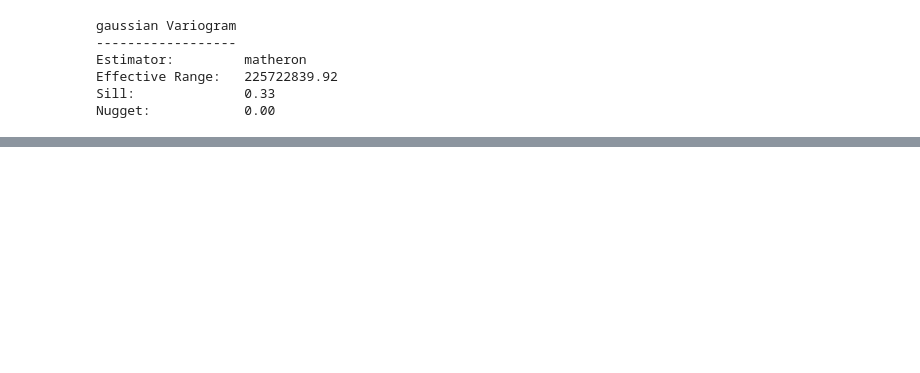
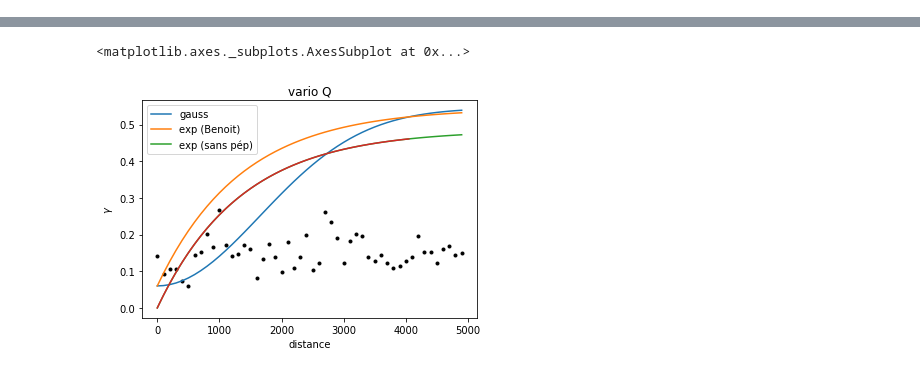
Before and after one commit to LudovicSchorpp/TM_Ludovic_Schorpp, a Jupyter notebook: codes_tests/traitement_data/T&K vario/vario.ipynb, the cells around one changed output, grey strips where cells are left out. Drawn from its saved outputs; the diff is of its cells as text; code cells hidden in the pictures; blank space fills up the shorter version.

```diff
--- a/codes_tests/traitement_data/T&K vario/vario.ipynb
+++ b/codes_tests/traitement_data/T&K vario/vario.ipynb
@@ -33,9 +68,29 @@ Warning: compiled_model is deprecated and will be removed. Use Variogram.fitted_
-# %%
-print(V)
-# %% [output]
-gaussian Variogram
-------------------
-Estimator:         matheron
-Effective Range:   225722839.92
-Sill:              0.33
-Nugget:            0.00
+# %%
+# matric of distance
+mat = np.zeros([x.shape[0],x.shape[0]])
+for i1,p in enumerate(x):
+    i1 = int(i1)
+    for i2,p2 in enumerate(x):
+        i2 = int(i2)
+        mat[i1,i2] = ((p[0]-p2[0])**2 + (p[1]-p2[1])**2)**0.5
+# %%
+dh = 100
+dist = 5000
+for h in range(0,dist,dh):
+    ip1,ip2 = np.where((mat < h+dh)&(mat>h))
+    val=(v[ip1].values - v[ip2].values)
+    plt.plot(h,0.5*np.var(val),".",color="k")
+plt.plot(np.arange(0,dist,1e2),0.06+vario_gauss(np.arange(0,dist,1e2),1350,0.485),label="gauss")
+plt.plot(np.arange(0,dist,1e2),0.06+vario_exp(np.arange(0,dist,1e2),1350,0.485),label="exp (Benoit)")
+plt.plot(np.arange(0,dist,1e2),vario_exp(np.arange(0,dist,1e2),1350,0.485),label="exp (sans pép)")
+plt.legend(loc="upper left")
+plt.title("vario Q")
+
+import pyemu
+vq2 = pyemu.geostats.ExpVario(a=1350,contribution=0.485)
+vq1 = pyemu.geostats.GauVario(a=1350,contribution=0.485)
+grid_q1 = pyemu.geostats.GeoStruct(variograms=vq1, transform='log')
+grid_q2 = pyemu.geostats.GeoStruct(variograms=vq2, transform='log')
+#grid_q1.plot()
+grid_q2.plot()
+# %% [output]
@@ -41,0 +98,2 @@ Nugget:            0.00
+<matplotlib.axes._subplots.AxesSubplot at 0x...>
+[figure, added]
```
Also changed, not shown: parts of 12 cells of this notebook, 1 other file.
